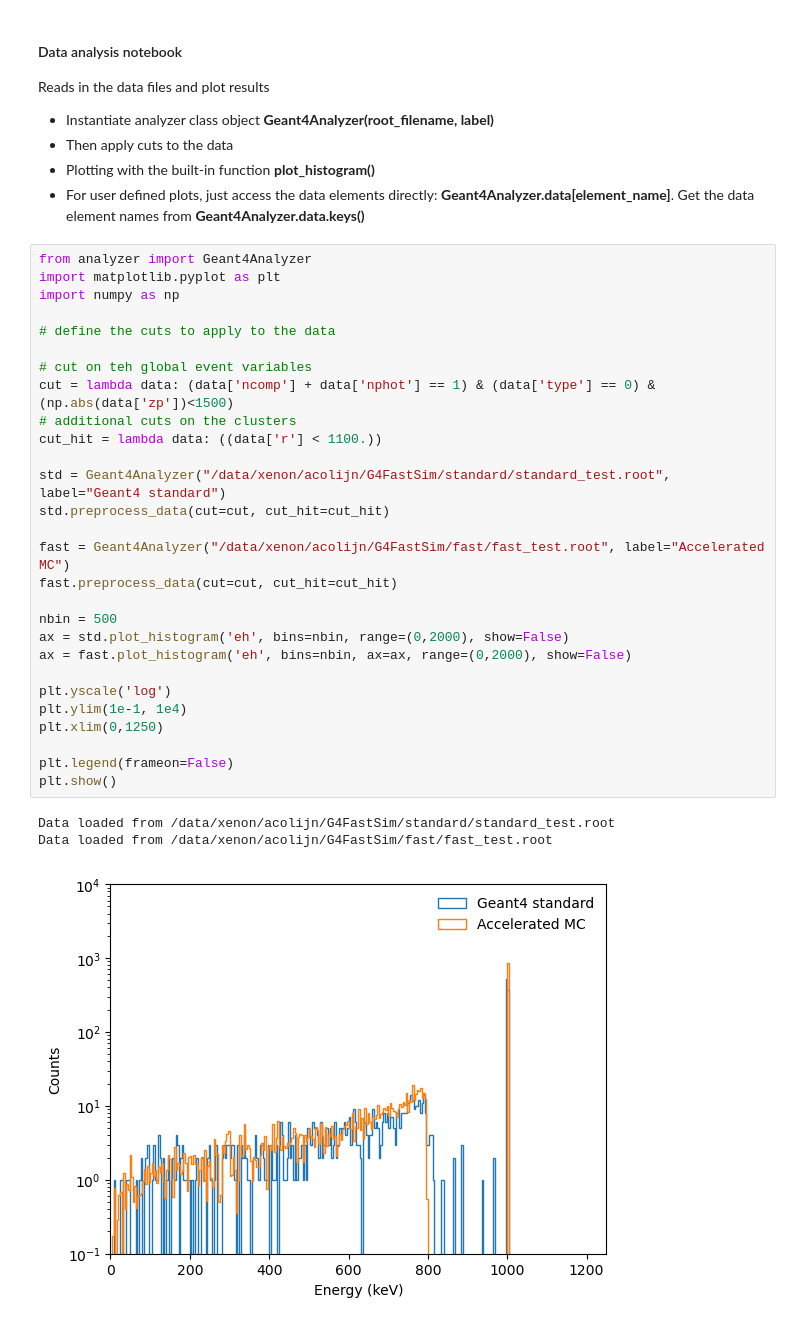
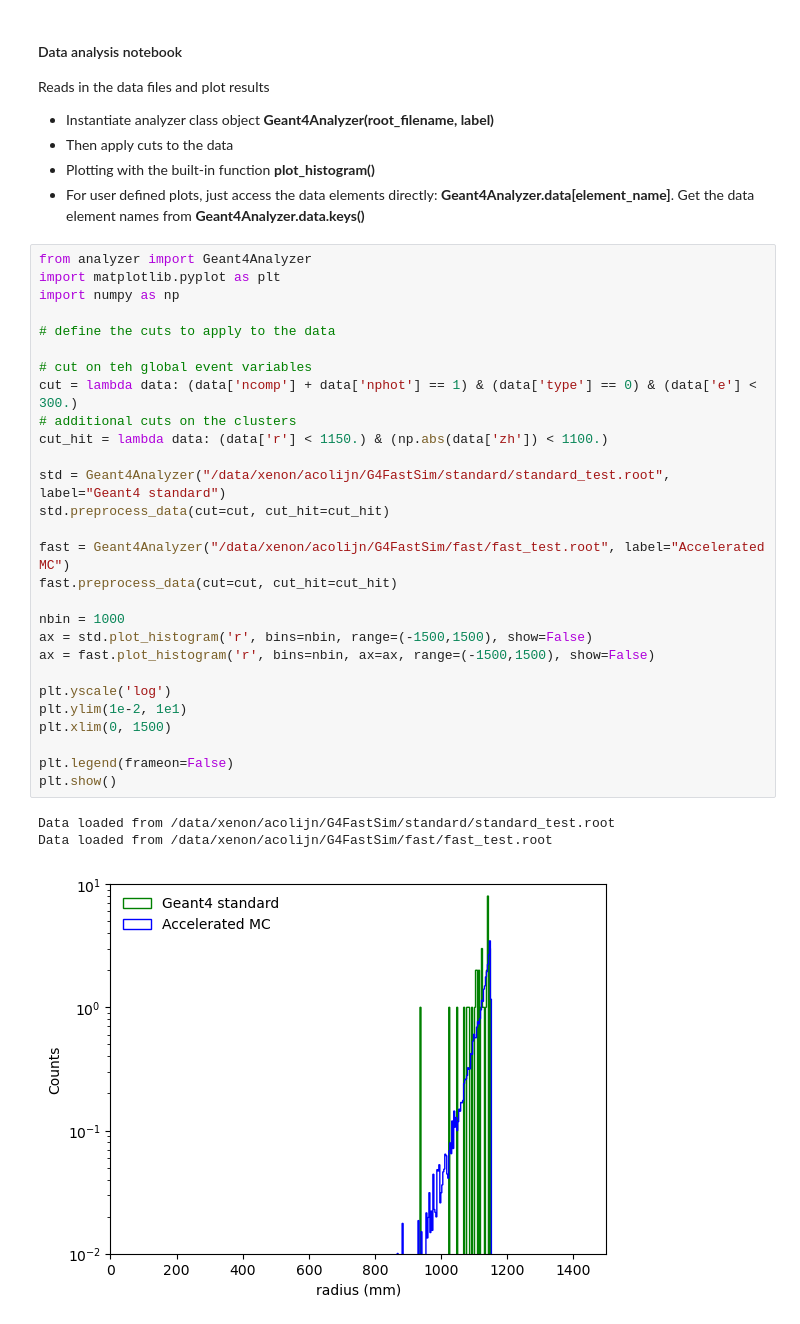
Before and after one commit to acolijn/G4FastSim, a Jupyter notebook: notebook/analysis.ipynb, the cells around one changed output. Drawn from its saved outputs; the diff is of its cells as text.

```diff
--- a/notebook/analysis.ipynb
+++ b/notebook/analysis.ipynb
@@ -10,35 +10,35 @@ Reads in the data files and plot results
 # %%
 from analyzer import Geant4Analyzer
 import matplotlib.pyplot as plt
 import numpy as np
 
 # define the cuts to apply to the data
 
 # cut on teh global event variables
-cut = lambda data: (data['ncomp'] + data['nphot'] == 1) & (data['type'] == 0) & (np.abs(data['zp'])<1500)
+cut = lambda data: (data['ncomp'] + data['nphot'] == 1) & (data['type'] == 0) & (data['e'] < 300.)
 # additional cuts on the clusters
-cut_hit = lambda data: ((data['r'] < 1100.))
+cut_hit = lambda data: (data['r'] < 1150.) & (np.abs(data['zh']) < 1100.)
 
 std = Geant4Analyzer("/data/xenon/acolijn/G4FastSim/standard/standard_test.root", label="Geant4 standard")
 std.preprocess_data(cut=cut, cut_hit=cut_hit)
 
 fast = Geant4Analyzer("/data/xenon/acolijn/G4FastSim/fast/fast_test.root", label="Accelerated MC")
 fast.preprocess_data(cut=cut, cut_hit=cut_hit)
 
-nbin = 500
-ax = std.plot_histogram('eh', bins=nbin, range=(0,2000), show=False)
-ax = fast.plot_histogram('eh', bins=nbin, ax=ax, range=(0,2000), show=False)
+nbin = 1000
+ax = std.plot_histogram('r', bins=nbin, range=(-1500,1500), show=False)
+ax = fast.plot_histogram('r', bins=nbin, ax=ax, range=(-1500,1500), show=False)
 
 plt.yscale('log')
-plt.ylim(1e-1, 1e4)
-plt.xlim(0,1250)
+plt.ylim(1e-2, 1e1)
+plt.xlim(0, 1500)
 
 plt.legend(frameon=False)
 plt.show()
 # %% [output]
 Data loaded from /data/xenon/acolijn/G4FastSim/standard/standard_test.root
 Data loaded from /data/xenon/acolijn/G4FastSim/fast/fast_test.root
-[figure, old version]
+[figure, new version]
 # %%
 import matplotlib.pyplot as plt
 import numpy as np
```
Also changed, not shown: parts of 4 cells of this notebook, 6 other files.
